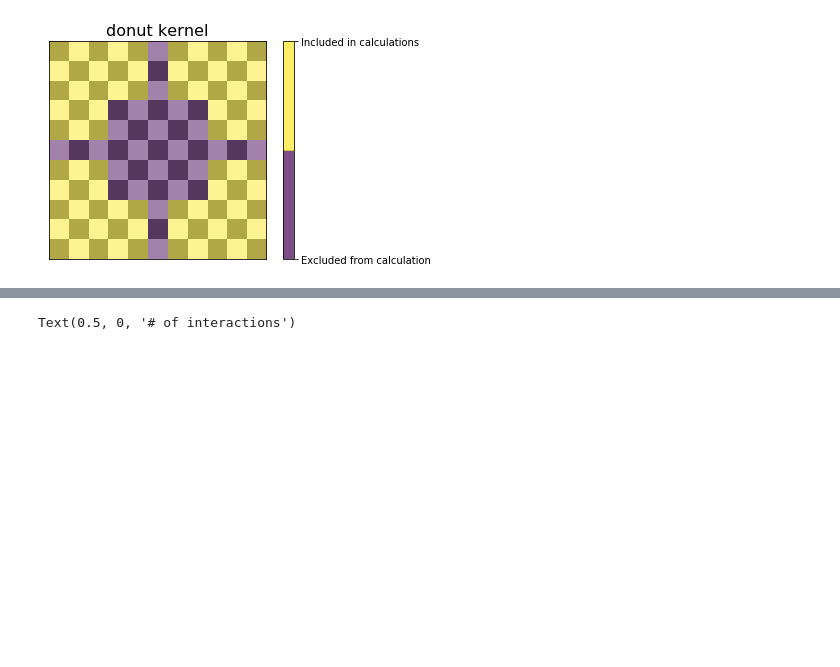
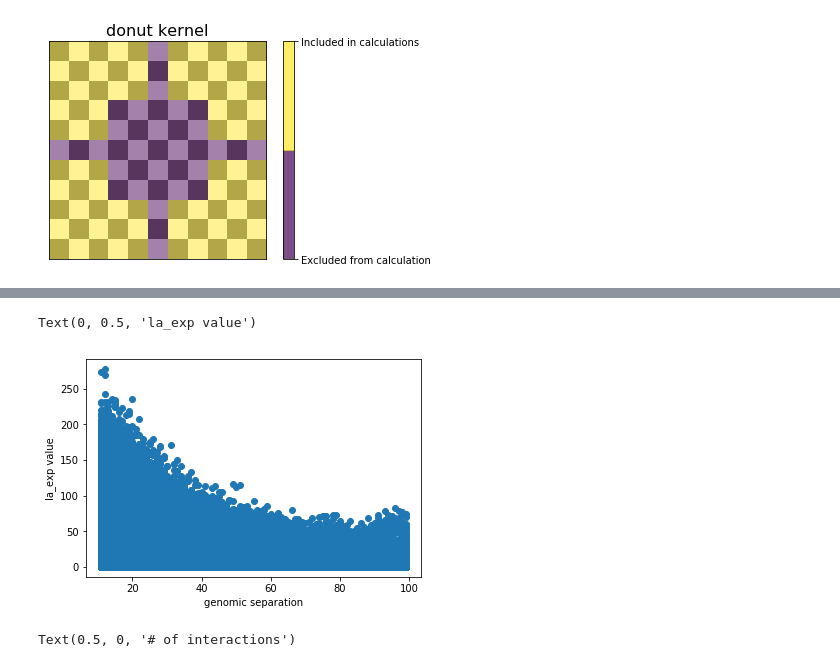
Before and after one commit to open2c/cooltools, a Jupyter notebook: doc/examples/dot-calling-internals.ipynb, the cells around one changed output, grey strips where cells are left out. Saved outputs shown, nothing was run; the diff lists cells and outputs as text; code cells hidden in the pictures; blank space fills up the shorter version.

```diff
--- a/doc/examples/dot-calling-internals.ipynb
+++ b/doc/examples/dot-calling-internals.ipynb
@@ -300,3 +433,18 @@ for each pixel and use this value *immediately* without trying to store it
+# %%
+xlabel = 'la_exp.donut.value'
+ylabel = 'count'
+
+plt.scatter(cccc['bin2_id']-cccc['bin1_id'],(cccc[xlabel]))
+# plt.scatter(dddd[xlabel],dddd[ylabel], s=80, facecolors='none', edgecolors='r')
+# plt.scatter(eeee[xlabel],eeee[ylabel], s=80, facecolors='none', edgecolors='y')
+
+ax = plt.gca()
+
+ax.set_xlabel("genomic separation")
+ax.set_ylabel("la_exp value")
+# %% [output]
+Text(0, 0.5, 'la_exp value')
+[figure, added]
 # %%
 # for large genomes- calculate histograms i.e. start with lambda-chunking right away:
 
```
Also changed, not shown: parts of 19 cells of this notebook.
